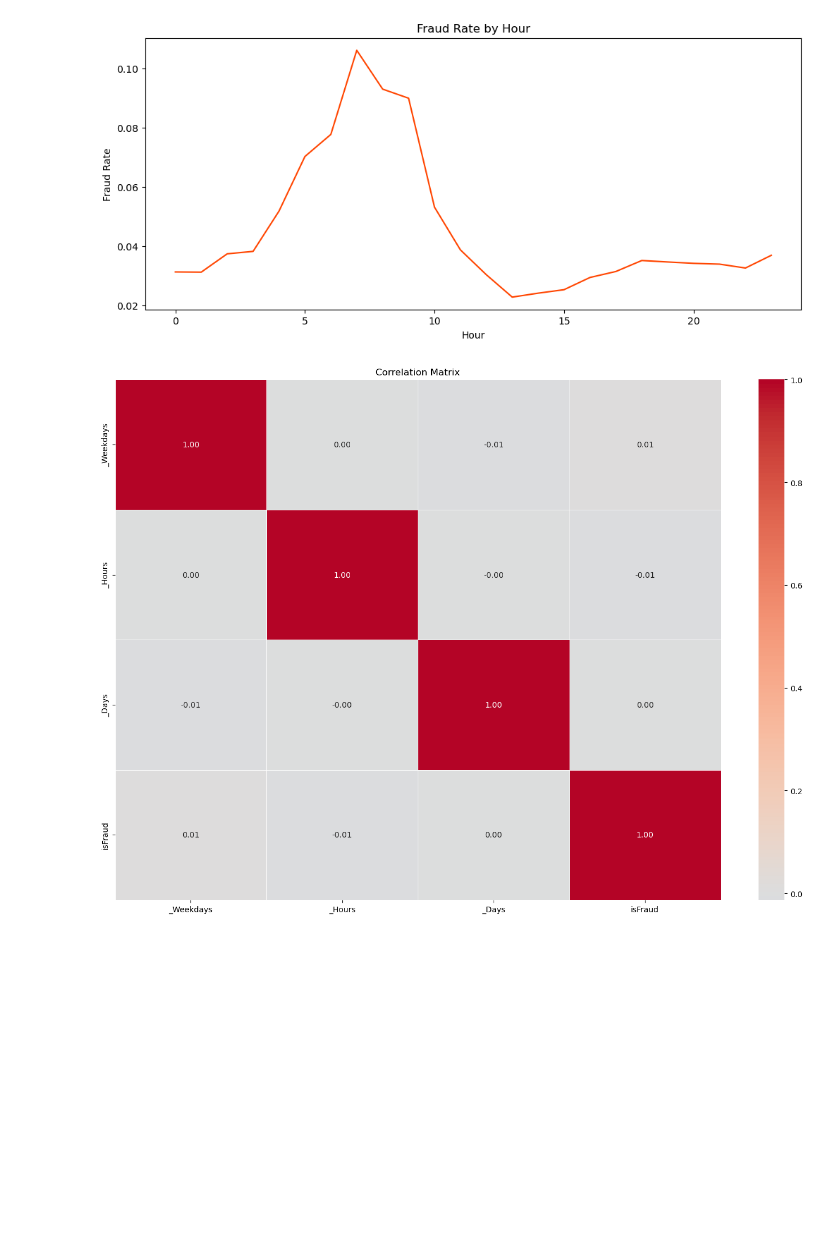
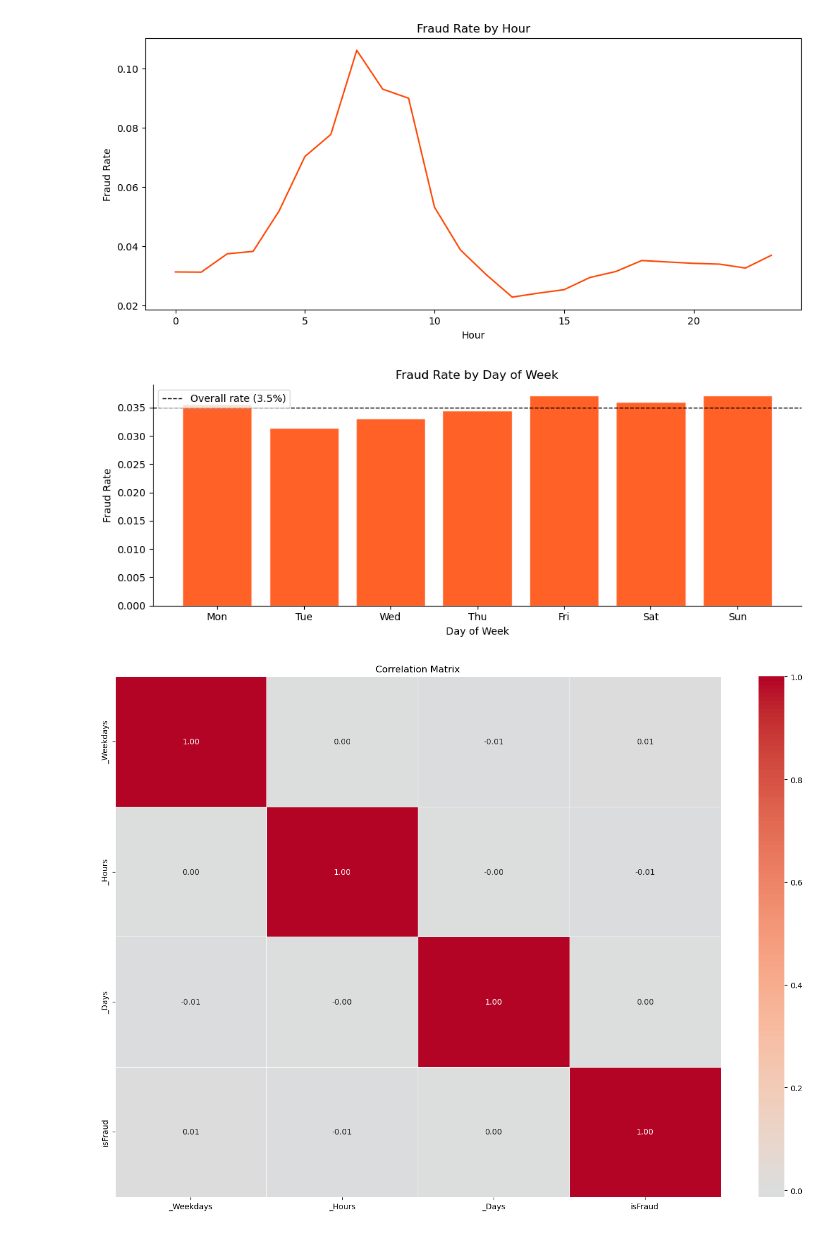
Before and after one commit to ziadharmanani/Financial-Fraud-Detection, a Jupyter notebook: notebooks/01_eda.ipynb, the cells around one changed output. Saved outputs shown, nothing was run; the diff lists cells and outputs as text; code cells hidden in the pictures; blank space fills up the shorter version.

```diff
--- a/notebooks/01_Transaction_EDA.ipynb
+++ b/notebooks/01_eda.ipynb
@@ -281,6 +303,23 @@ df_train["Date"] = df_train['TransactionDT'].apply(lambda x: (startdate + dateti
 df_train['_Weekdays'] = df_train['Date'].dt.dayofweek
 df_train['_Hours'] = df_train['Date'].dt.hour
 df_train['_Days'] = df_train['Date'].dt.day
+# %%
+weekday_names = ['Mon', 'Tue', 'Wed', 'Thu', 'Fri', 'Sat', 'Sun']
+weekday_fraud = df_train.groupby('_Weekdays')['isFraud'].mean()
+baseline = df_train['isFraud'].mean()
+
+fig, ax = plt.subplots(figsize=(10, 4))
+ax.bar(weekday_names, weekday_fraud.values, color='orangered', alpha=0.85, edgecolor='white')
+ax.axhline(baseline, color='black', linestyle='dashed', linewidth=1, label=f'Overall rate ({baseline:.1%})')
+ax.set_title('Fraud Rate by Day of Week')
+ax.set_ylabel('Fraud Rate')
+ax.set_xlabel('Day of Week')
+ax.legend()
+sns.despine()
+plt.tight_layout()
+plt.show()
+# %% [output]
+[figure, added]
 # %%
 # Correlation matrix
 temporal_cols = ['_Weekdays', '_Hours', '_Days']
```
Also changed, not shown: parts of 22 cells of this notebook, 6 other files.
